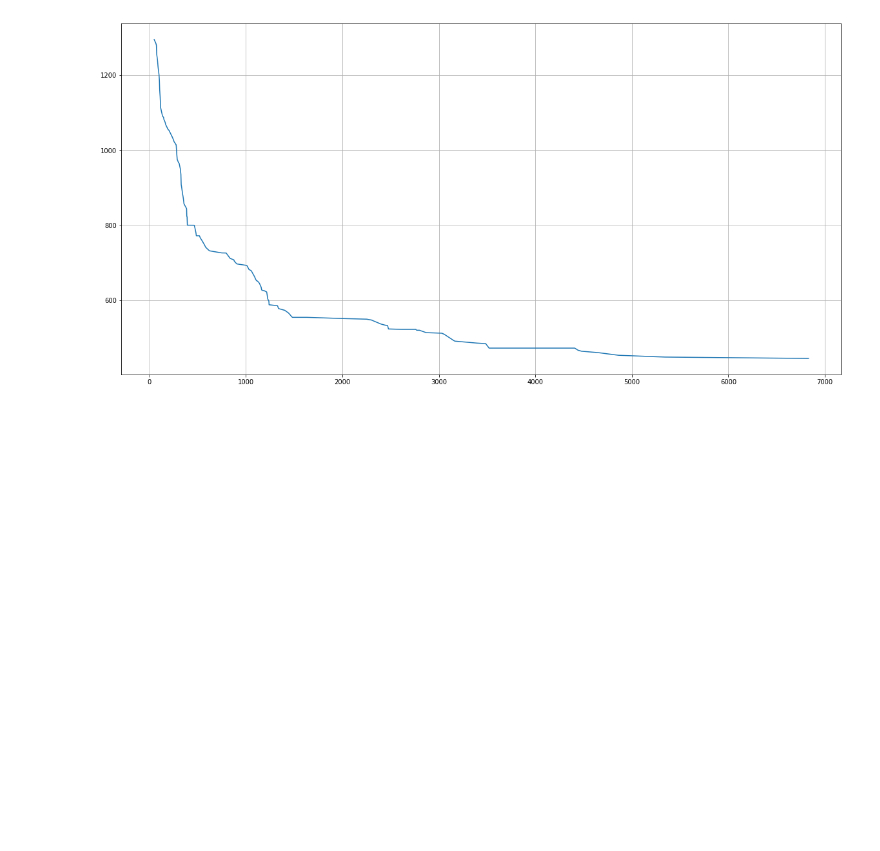
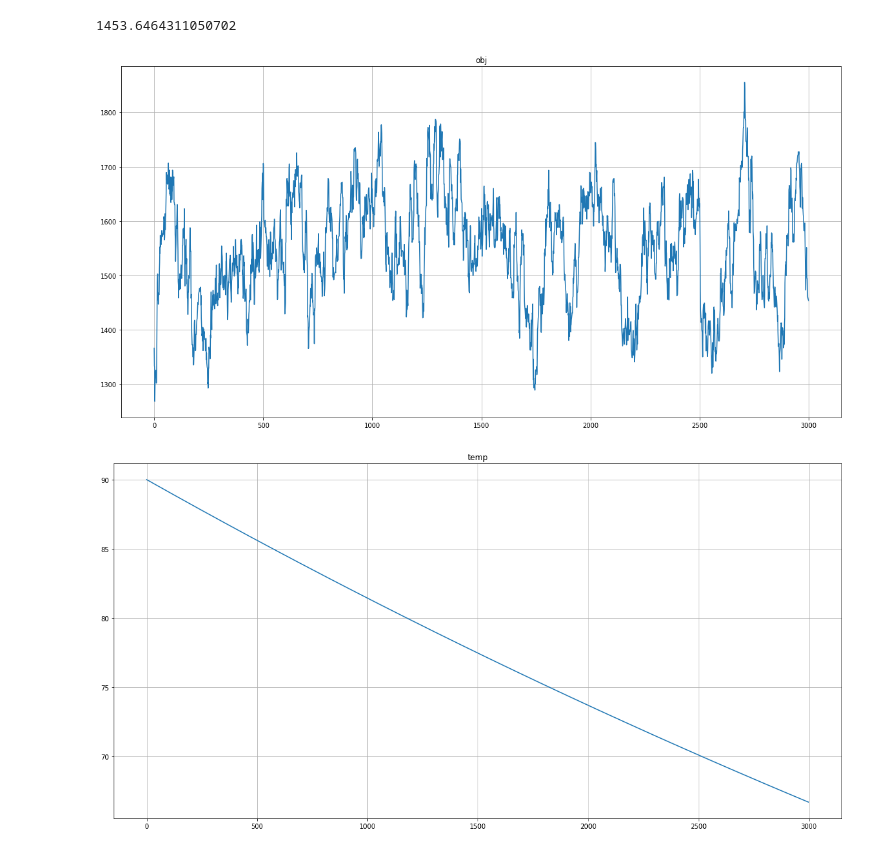
Before and after one commit to gbottari/discopt_assignments, a Jupyter notebook: tsp/analysis.ipynb, the cells around one changed output. Drawn from its saved outputs; the diff is of its cells as text; code cells hidden in the pictures; blank space fills up the shorter version.

Commit message:
Converts NewIdeaTSPSolver into an SA.

```diff
--- a/tsp/analysis.ipynb
+++ b/tsp/analysis.ipynb
@@ -12,18 +15,40 @@ plt.rcParams["figure.figsize"] = (20,10)
 def test_new_idea():
     problem = get_problem_by_filename('tsp_51_1')
     #problem = get_problem_by_filename('tsp_85900_1')
-    solver = NewIdeaTSPSolver(10)
-    solution = solver._solve(problem)
+    solver = NewIdeaTSPSolver(3000, alpha=0.9999)
+    return solver._solve(problem), solver
 
-    x = solution.stats.improvements_x
-    y = solution.stats.improvements_y
-    fig = plt.figure()
-    plt.plot(x, y)
-    #plt.xlim([0, 15000])
-    #plt.ylim([0, 160000])
-    plt.grid()
-    plt.show()
-
-test_new_idea()
+solution, solver = test_new_idea()
-# %% [output]
-[figure, removed]
+# %%
+def plot(solution, solver):
+    x = solution.stats.improvements_x
+    y = solution.stats.improvements_y
+    print(solution.stats.final_value)
+
+    fig = plt.figure()
+    plt.plot(x, y)
+    #plt.xlim([2000, 15000])
+    #plt.ylim([0, 60000])
+    plt.grid()
+    plt.title('obj')
+
+    fig = plt.figure()
+    plt.plot(list(range(len(solution.stats.temperature))), solution.stats.temperature)
+    plt.grid()
+    plt.title('temp')
+
+    #fig = plt.figure()
+    #plt.plot(list(range(len(solution.stats.probs))), solution.stats.probs)
+    #plt.grid()
+    #plt.title('probs')
+
+    #fig = plt.figure()
+    #plt.scatter(x=[p.x for p in solution.problem.points], y=[p.y for p in solution.problem.points], alpha=0.5)
+
+    plt.show()
+
+plot(solution, solver)
+# %% [output]
+1453.6464311050702
+[figure, added]
+[figure, added]
```
Also changed, not shown: parts of 1 cell of this notebook, 2 other files.
